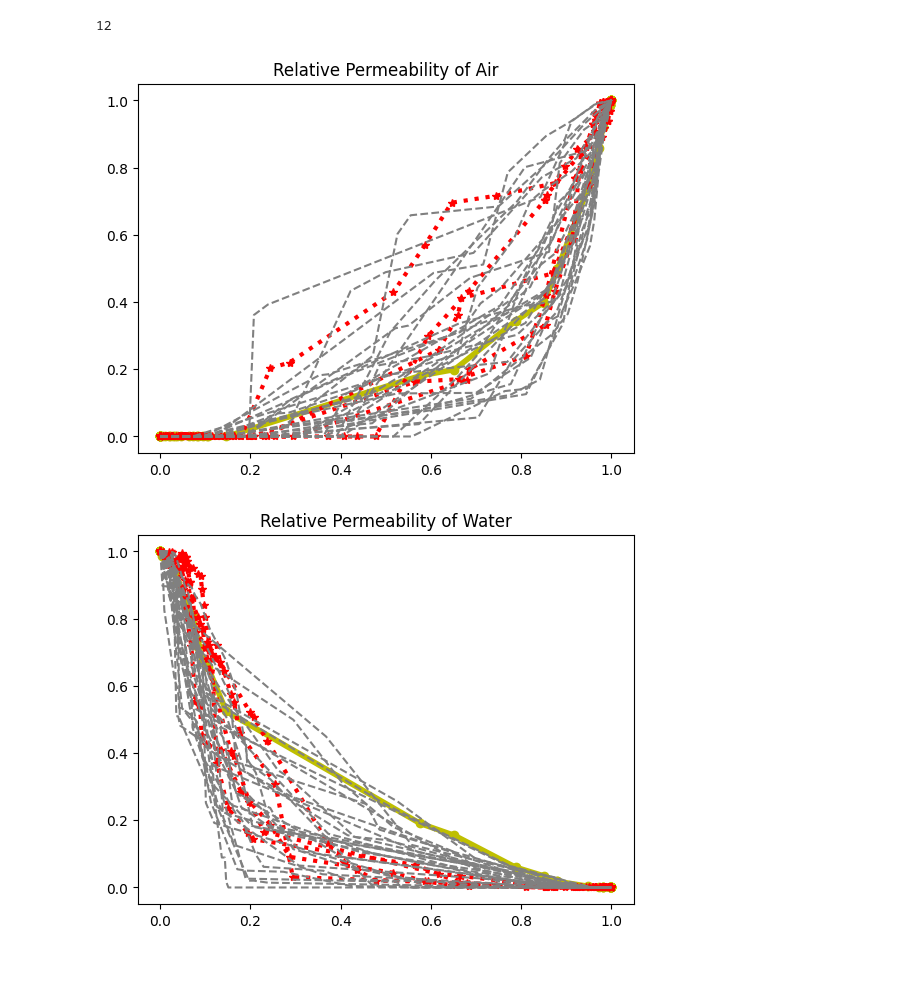
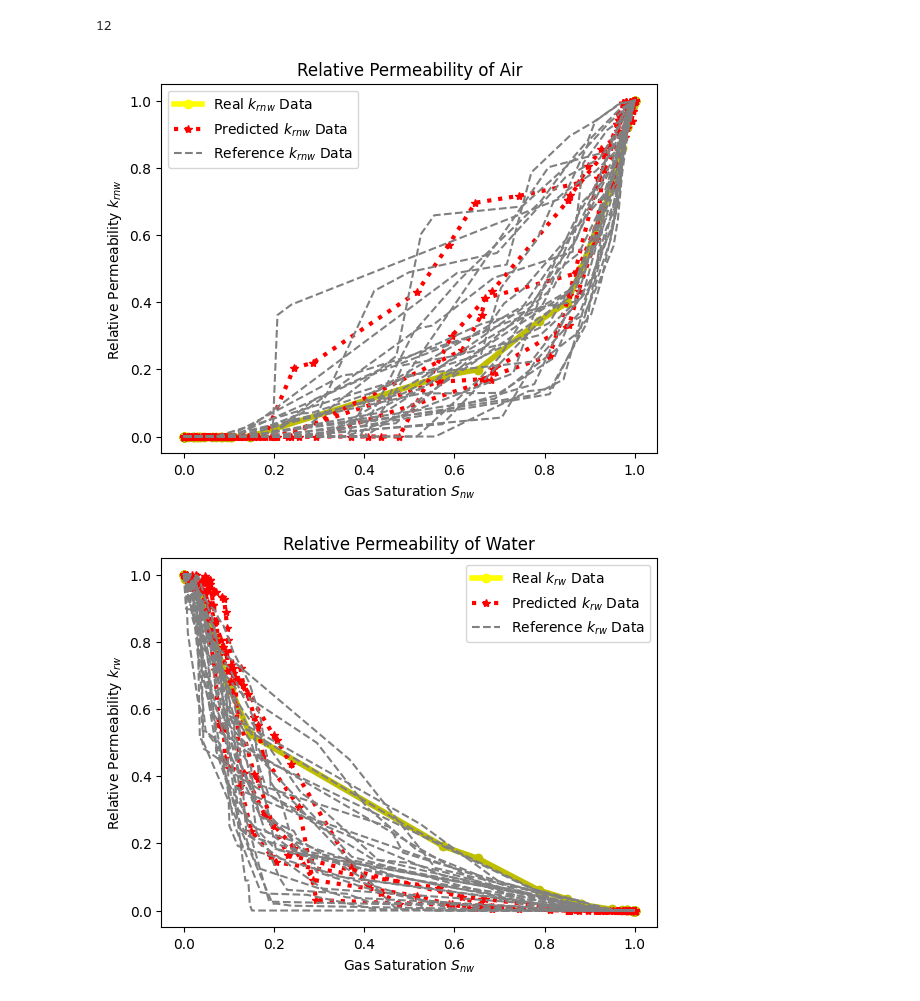
Before and after one commit to ZihanRen/poretransformer, a Jupyter notebook: lpu3dnet/post_process/analyze_phys_single.ipynb, the cells around one changed output. Cells and saved outputs as stored; diff of their text form; code cells hidden in the pictures; blank space fills up the shorter version.

```diff
--- a/lpu3dnet/post_process/analyze_phys_single.ipynb
+++ b/lpu3dnet/post_process/analyze_phys_single.ipynb
@@ -349,22 +349,28 @@ print(len(k_real_list))
 def plot_figure_air(kr_results_real, kr_results_pred, sim_results):
     f = plt.figure()
     # Using 'yo-' for yellow dots with a line, making the line thicker for visibility
-    plt.plot(kr_results_real['snw'], kr_results_real['kr_air'], 'yo-', linewidth=4, label='real')
+    plt.plot(kr_results_real['snw'], kr_results_real['kr_air'], 'yo-', linewidth=4)
 
     for ensemble in kr_results_pred:
         if not ensemble:
             continue
         # Using 'r*-' for red stars with a line, specifying a smaller line width
-        plt.plot(ensemble['snw'], ensemble['kr_air'], 'r*:', linewidth=3, label='pred')
-
+        plt.plot(ensemble['snw'], ensemble['kr_air'], 'r*:', linewidth=3)
     # Plot comparison
     compare_phys = sim_results['compare']
     for compare in compare_phys:
         if not compare:
             continue
-        # Using 'g.' for gray dots, no connecting line, and specifying marker size for smaller appearance
-        plt.plot(compare['snw'], compare['kr_air'], 'g--', color='gray', markersize=5, label='compare')
 
+        plt.plot(compare['snw'], compare['kr_air'], 'g--', color='gray', markersize=5)
+    # Adding a manual legend
+    plt.legend(handles=[
+        plt.Line2D([0], [0], color='yellow', marker='o', linestyle='-', linewidth=4, label='Real $k_{rnw}$ Data'),
+        plt.Line2D([0], [0], color='red', marker='*', linestyle=':', linewidth=3, label='Predicted $k_{rnw}$ Data'),
+        plt.Line2D([0], [0], color='gray', linestyle='--', markersize=5, label='Reference $k_{rnw}$ Data')
+    ], loc='best')
+    plt.xlabel('Gas Saturation $S_{nw}$')
+    plt.ylabel('Relative Permeability $k_{rnw}$')
     plt.title('Relative Permeability of Air')
     plt.show()
 
@@ -373,13 +379,13 @@ def plot_figure_air(kr_results_real, kr_results_pred, sim_results):
 def plot_figure_water(kr_results_real, kr_results_pred, sim_results):
     f = plt.figure()
     # Using 'yo-' for yellow dots with a line, making the line thicker for visibility
-    plt.plot(kr_results_real['snw'], kr_results_real['kr_water'], 'yo-', linewidth=4, label='real')
+    plt.plot(kr_results_real['snw'], kr_results_real['kr_water'], 'yo-', linewidth=4)
 
     for ensemble in kr_results_pred:
         if not ensemble:
             continue
         # Using 'r*-' for red stars with a line, specifying a smaller line width
-        plt.plot(ensemble['snw'], ensemble['kr_water'], 'r*:', linewidth=3, label='pred')
+        plt.plot(ensemble['snw'], ensemble['kr_water'], 'r*:', linewidth=3)
 
     # Plot comparison
     compare_phys = sim_results['compare']
@@ -387,24 +393,37 @@ def plot_figure_water(kr_results_real, kr_results_pred, sim_results):
         if not compare:
             continue
         # Using 'g.' for gray dots, no connecting line, and specifying marker size for smaller appearance
-        plt.plot(compare['snw'], compare['kr_water'], 'g--', color='gray', markersize=5, label='compare')
+        plt.plot(compare['snw'], compare['kr_water'], 'g--', color='gray', markersize=5)
+
+    plt.legend(
+        handles=[
+    plt.Line2D([0], [0], color='yellow', marker='o', linestyle='-', linewidth=4, label='Real $k_{rw}$ Data'),
+    plt.Line2D([0], [0], color='red', marker='*', linestyle=':', linewidth=3, label='Predicted $k_{rw}$ Data'),
+    plt.Line2D([0], [0], color='gray', linestyle='--', markersize=5, label='Reference $k_{rw}$ Data')
+    ], loc='best')
+
+    plt.xlabel('Gas Saturation $S_{nw}$')
+    plt.ylabel('Relative Permeability $k_{rw}$')
+
     plt.title('Relative Permeability of Water')
     plt.show()
 # %%
 ct_idx = 0
 vol_dim = 6
 
 with open(f'{root_dir}/sample_{ct_idx}/phys_results_{vol_dim}.pickle', 'rb') as file:
     # Deserialize the data from the file and assign it to a variable
     sim_results = pickle.load(file)
 
 # plot original kr
-sample_idx = 0
-kr_results_real = sim_results[sample_idx]['original']
-kr_results_pred = sim_results[sample_idx]['generate'][:5]
 
-plot_figure_air(kr_results_real, kr_results_pred, sim_results)
-plot_figure_water(kr_results_real, kr_results_pred, sim_results)
+for sample_idx in range(5):
+
+    kr_results_real = sim_results[sample_idx]['original']
+    kr_results_pred = sim_results[sample_idx]['generate'][:5]
+
+    plot_figure_air(kr_results_real, kr_results_pred, sim_results)
+    plot_figure_water(kr_results_real, kr_results_pred, sim_results)
 # %% [output]
-[figure, old version]
+[figure, new version]
-[figure, old version]
+[figure, new version]
```
Also changed, not shown: parts of 2 cells of this notebook, 1 other file.
